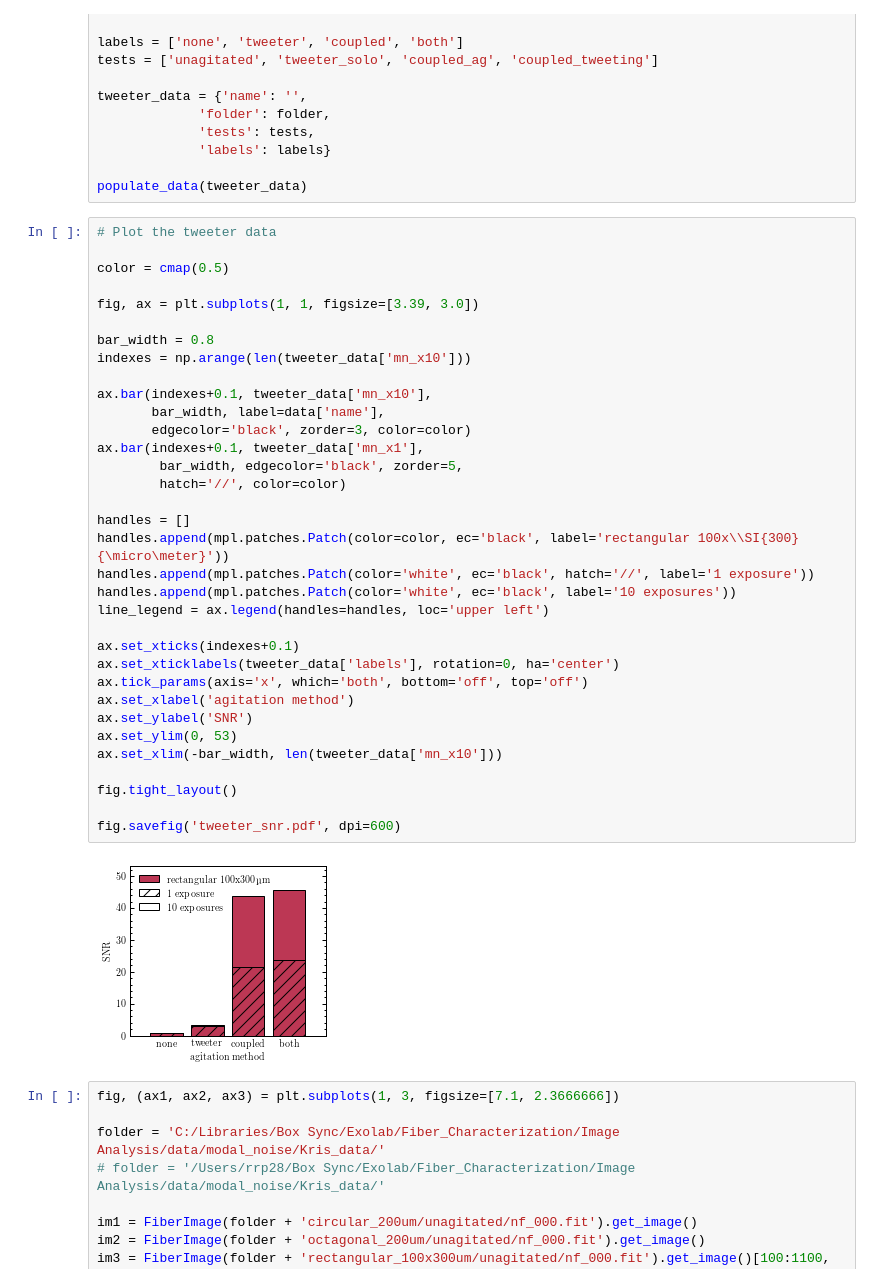
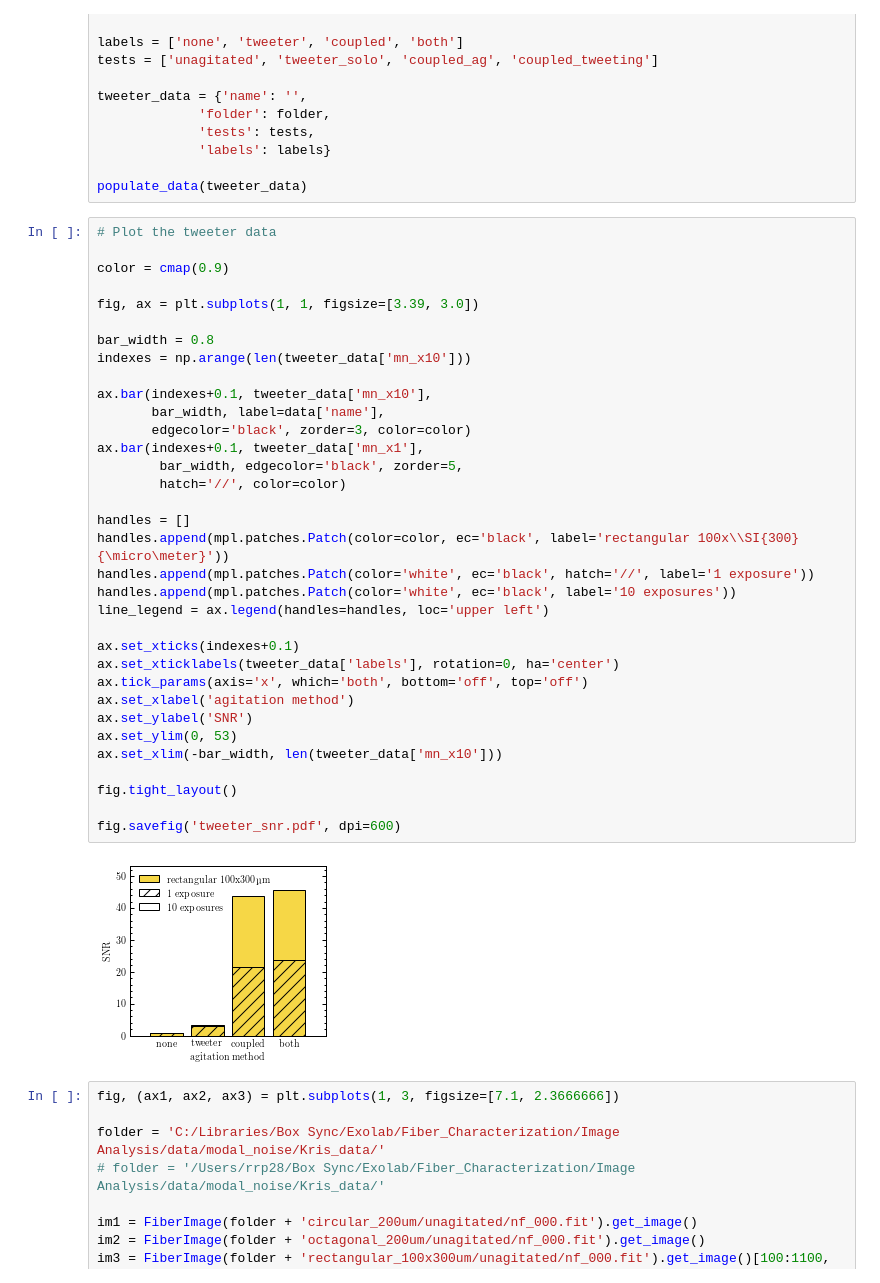
Before and after one commit to rpetersburg/modal_noise_paper, a Jupyter notebook: images/modal_noise_plots.ipynb, the cells around one changed output. Drawn from its saved outputs; the diff is of its cells as text.

```diff
--- a/images/modal_noise_plots.ipynb
+++ b/images/modal_noise_plots.ipynb
@@ -386,39 +386,39 @@ populate_data(tweeter_data)
 # %%
 # Plot the tweeter data
 
-color = cmap(0.5)
+color = cmap(0.9)
 
 fig, ax = plt.subplots(1, 1, figsize=[3.39, 3.0])
 
 bar_width = 0.8
 indexes = np.arange(len(tweeter_data['mn_x10']))
 
 ax.bar(indexes+0.1, tweeter_data['mn_x10'],
        bar_width, label=data['name'],
        edgecolor='black', zorder=3, color=color)
 ax.bar(indexes+0.1, tweeter_data['mn_x1'],
         bar_width, edgecolor='black', zorder=5,
         hatch='//', color=color)
 
 handles = []
 handles.append(mpl.patches.Patch(color=color, ec='black', label='rectangular 100x\\SI{300}{\micro\meter}'))
 handles.append(mpl.patches.Patch(color='white', ec='black', hatch='//', label='1 exposure'))
 handles.append(mpl.patches.Patch(color='white', ec='black', label='10 exposures'))
 line_legend = ax.legend(handles=handles, loc='upper left')
 
 ax.set_xticks(indexes+0.1)
 ax.set_xticklabels(tweeter_data['labels'], rotation=0, ha='center')
 ax.tick_params(axis='x', which='both', bottom='off', top='off')
 ax.set_xlabel('agitation method')
 ax.set_ylabel('SNR')
 ax.set_ylim(0, 53)
 ax.set_xlim(-bar_width, len(tweeter_data['mn_x10']))
 
 fig.tight_layout()
 
 fig.savefig('tweeter_snr.pdf', dpi=600)
 # %% [output]
-[figure, old version]
+[figure, new version]
 # %%
 fig, (ax1, ax2, ax3) = plt.subplots(1, 3, figsize=[7.1, 2.3666666])
 
```
Also changed, not shown: parts of 1 cell of this notebook, 21 other files.
